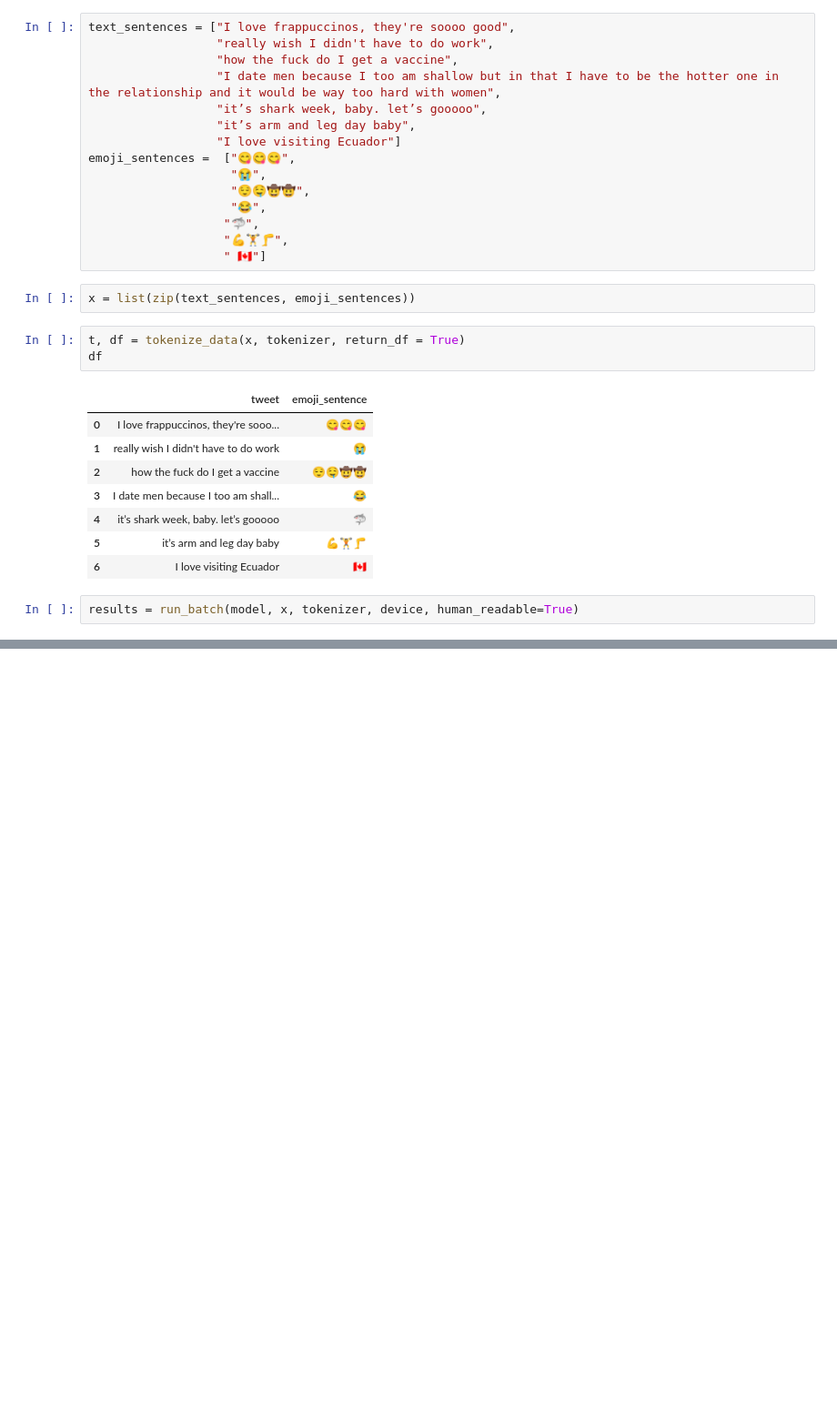
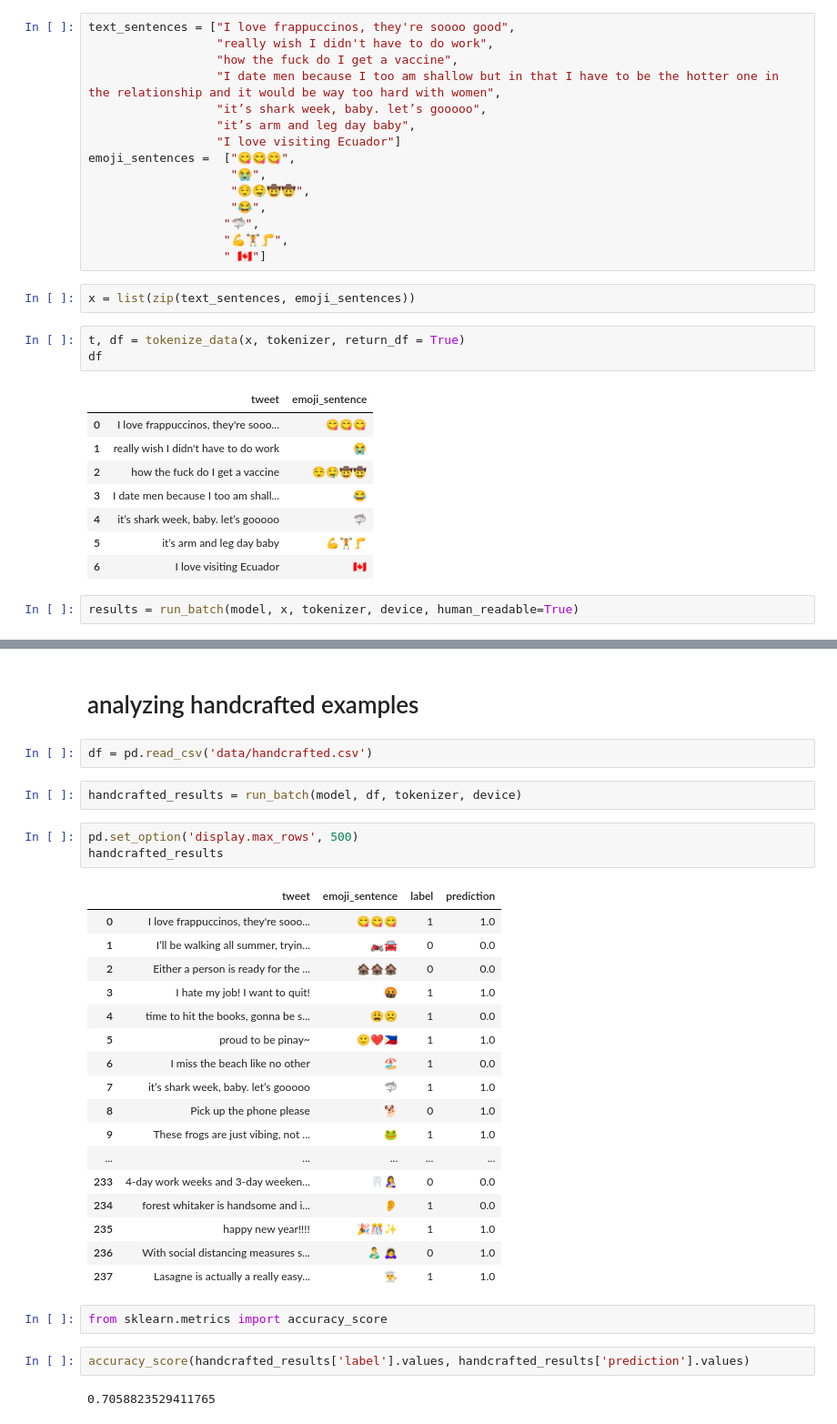
Before and after one commit to amauriciorr/emojinsp, a Jupyter notebook: inspecting_bertmoji.ipynb, the cells around one changed output, grey strips where cells are left out. Shown: that part at 91% size. Drawn from its saved outputs; the diff is of its cells as text; blank space fills up the shorter version.

Commit message:
update data, notebooks, and refactor utils

```diff
--- a/inspecting_bertmoji.ipynb
+++ b/inspecting_bertmoji.ipynb
@@ -61,3 +61,36 @@ results
 | 4 | it’s shark week, baby. let’s gooooo | 🦈 | Y |
 | 5 | it’s arm and leg day baby | 💪🏋🦵 | Y |
 | 6 | I love visiting Ecuador | 🇨🇦 | Y |
+# %% [markdown]
+# analyzing handcrafted examples
+# %%
+df = pd.read_csv('data/handcrafted.csv')
+# %%
+handcrafted_results = run_batch(model, df, tokenizer, device)
+# %%
+pd.set_option('display.max_rows', 500)
+handcrafted_results
+# %% [output]
+|  | tweet | emoji_sentence | label | prediction |
+| 0 | I love frappuccinos, they're sooo... | 😋😋😋 | 1 | 1.0 |
+| 1 | I’ll be walking all summer, tryin... | 🏍🚘 | 0 | 0.0 |
+| 2 | Either a person is ready for the ... | 🏚🏚🏚 | 0 | 0.0 |
+| 3 | I hate my job! I want to quit! | 🤬 | 1 | 1.0 |
+| 4 | time to hit the books, gonna be s... | 😩☹️ | 1 | 0.0 |
+| 5 | proud to be pinay~ | 🙂❤🇵🇭 | 1 | 1.0 |
+| 6 | I miss the beach like no other | 🏖 | 1 | 0.0 |
+| 7 | it’s shark week, baby. let’s gooooo | 🦈 | 1 | 1.0 |
+| 8 | Pick up the phone please | 🐕 | 0 | 1.0 |
+| 9 | These frogs are just vibing, not ... | 🐸 | 1 | 1.0 |
+| ... | ... | ... | ... | ... |
+| 233 | 4-day work weeks and 3-day weeken... | 🦷🤱 | 0 | 0.0 |
+| 234 | forest whitaker is handsome and i... | 👂 | 1 | 0.0 |
+| 235 | happy new year!!!! | 🎉🎊✨ | 1 | 1.0 |
+| 236 | With social distancing measures s... | 👨‍🍼 🙇‍♀️ | 0 | 1.0 |
+| 237 | Lasagne is actually a really easy... | 👨‍🍳 | 1 | 1.0 |
+# %%
+from sklearn.metrics import accuracy_score
+# %%
+accuracy_score(handcrafted_results['label'].values, handcrafted_results['prediction'].values)
+# %% [output]
+0.7058823529411765
```
Also changed, not shown: parts of 2 cells of this notebook, 5 other files.
